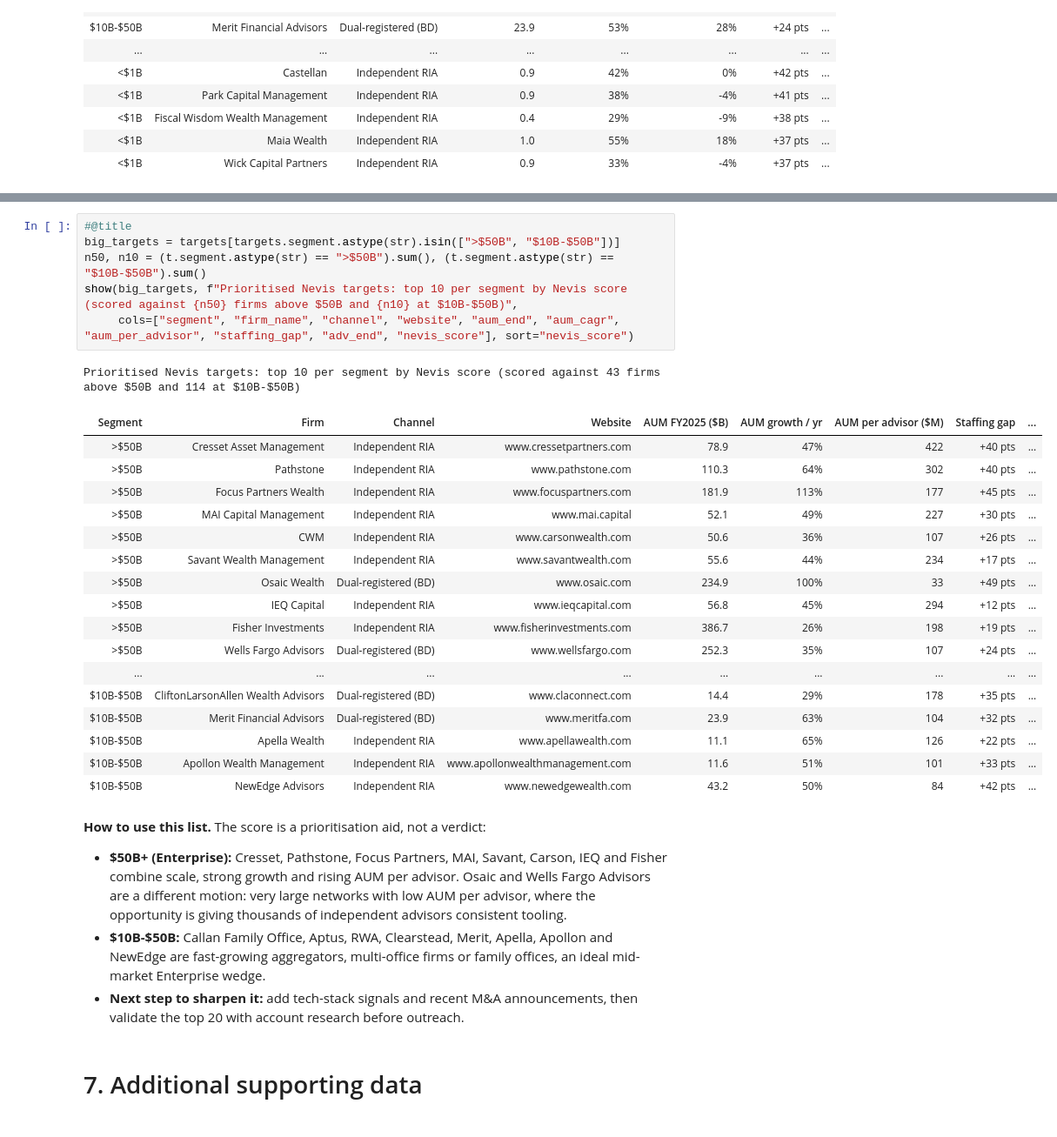
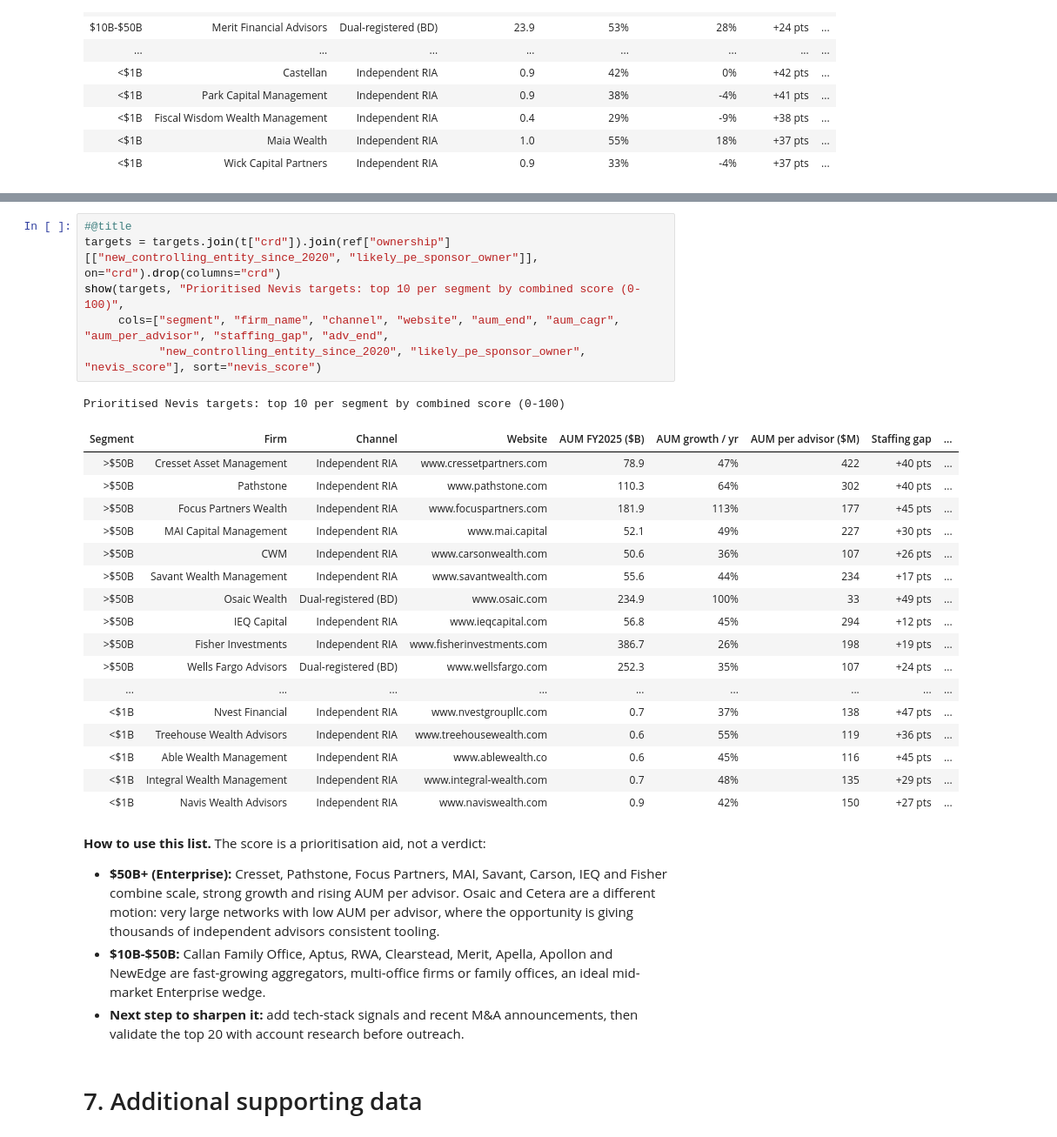
Before and after one commit to justinmcbryan/nevis-ria-analysis, a Jupyter notebook: nevis_ria_analysis.ipynb, the cells around one changed output, grey strips where cells are left out. Shown at 87% size. Cells and saved outputs as stored; diff of their text form.

```diff
--- a/nevis_ria_analysis.ipynb
+++ b/nevis_ria_analysis.ipynb
@@ -985,31 +980,31 @@ Every US target RIA above \$10B with 5+ advisors is scored on three signals:
 # %%
 #@title
-big_targets = targets[targets.segment.astype(str).isin([">$50B", "$10B-$50B"])]
-n50, n10 = (t.segment.astype(str) == ">$50B").sum(), (t.segment.astype(str) == "$10B-$50B").sum()
-show(big_targets, f"Prioritised Nevis targets: top 10 per segment by Nevis score (scored against {n50} firms above $50B and {n10} at $10B-$50B)",
-     cols=["segment", "firm_name", "channel", "website", "aum_end", "aum_cagr", "aum_per_advisor", "staffing_gap", "adv_end", "nevis_score"], sort="nevis_score")
+targets = targets.join(t["crd"]).join(ref["ownership"][["new_controlling_entity_since_2020", "likely_pe_sponsor_owner"]], on="crd").drop(columns="crd")
+show(targets, "Prioritised Nevis targets: top 10 per segment by combined score (0-100)",
+     cols=["segment", "firm_name", "channel", "website", "aum_end", "aum_cagr", "aum_per_advisor", "staffing_gap", "adv_end",
+           "new_controlling_entity_since_2020", "likely_pe_sponsor_owner", "nevis_score"], sort="nevis_score")
 # %% [output]
-Prioritised Nevis targets: top 10 per segment by Nevis score (scored against 43 firms above $50B and 114 at $10B-$50B)
+Prioritised Nevis targets: top 10 per segment by combined score (0-100)
 | Segment | Firm | Channel | Website | AUM FY2025 ($B) | AUM growth / yr | AUM per advisor ($M) | Staffing gap | ... |
 | >$50B | Cresset Asset Management | Independent RIA | www.cressetpartners.com | 78.9 | 47% | 422 | +40 pts | ... |
 | >$50B | Pathstone | Independent RIA | www.pathstone.com | 110.3 | 64% | 302 | +40 pts | ... |
 | >$50B | Focus Partners Wealth | Independent RIA | www.focuspartners.com | 181.9 | 113% | 177 | +45 pts | ... |
 | >$50B | MAI Capital Management | Independent RIA | www.mai.capital | 52.1 | 49% | 227 | +30 pts | ... |
 | >$50B | CWM | Independent RIA | www.carsonwealth.com | 50.6 | 36% | 107 | +26 pts | ... |
 | >$50B | Savant Wealth Management | Independent RIA | www.savantwealth.com | 55.6 | 44% | 234 | +17 pts | ... |
 | >$50B | Osaic Wealth | Dual-registered (BD) | www.osaic.com | 234.9 | 100% | 33 | +49 pts | ... |
 | >$50B | IEQ Capital | Independent RIA | www.ieqcapital.com | 56.8 | 45% | 294 | +12 pts | ... |
 | >$50B | Fisher Investments | Independent RIA | www.fisherinvestments.com | 386.7 | 26% | 198 | +19 pts | ... |
 | >$50B | Wells Fargo Advisors | Dual-registered (BD) | www.wellsfargo.com | 252.3 | 35% | 107 | +24 pts | ... |
 | ... | ... | ... | ... | ... | ... | ... | ... | ... |
-| $10B-$50B | CliftonLarsonAllen Wealth Advisors | Dual-registered (BD) | www.claconnect.com | 14.4 | 29% | 178 | +35 pts | ... |
-| $10B-$50B | Merit Financial Advisors | Dual-registered (BD) | www.meritfa.com | 23.9 | 63% | 104 | +32 pts | ... |
-| $10B-$50B | Apella Wealth | Independent RIA | www.apellawealth.com | 11.1 | 65% | 126 | +22 pts | ... |
-| $10B-$50B | Apollon Wealth Management | Independent RIA | www.apollonwealthmanagement.com | 11.6 | 51% | 101 | +33 pts | ... |
-| $10B-$50B | NewEdge Advisors | Independent RIA | www.newedgewealth.com | 43.2 | 50% | 84 | +42 pts | ... |
+| <$1B | Nvest Financial | Independent RIA | www.nvestgroupllc.com | 0.7 | 37% | 138 | +47 pts | ... |
+| <$1B | Treehouse Wealth Advisors | Independent RIA | www.treehousewealth.com | 0.6 | 55% | 119 | +36 pts | ... |
+| <$1B | Able Wealth Management | Independent RIA | www.ablewealth.co | 0.6 | 45% | 116 | +45 pts | ... |
+| <$1B | Integral Wealth Management | Independent RIA | www.integral-wealth.com | 0.7 | 48% | 135 | +29 pts | ... |
+| <$1B | Navis Wealth Advisors | Independent RIA | www.naviswealth.com | 0.9 | 42% | 150 | +27 pts | ... |
 # %% [markdown]
 **How to use this list.** The score is a prioritisation aid, not a verdict:
-* **\$50B+ (Enterprise):** Cresset, Pathstone, Focus Partners, MAI, Savant, Carson, IEQ and Fisher combine scale, strong growth and rising AUM per advisor. Osaic and Wells Fargo Advisors are a different motion: very large networks with low AUM per advisor, where the opportunity is giving thousands of independent advisors consistent tooling.
+* **\$50B+ (Enterprise):** Cresset, Pathstone, Focus Partners, MAI, Savant, Carson, IEQ and Fisher combine scale, strong growth and rising AUM per advisor. Osaic and Cetera are a different motion: very large networks with low AUM per advisor, where the opportunity is giving thousands of independent advisors consistent tooling.
 * **\$10B-\$50B:** Callan Family Office, Aptus, RWA, Clearstead, Merit, Apella, Apollon and NewEdge are fast-growing aggregators, multi-office firms or family offices, an ideal mid-market Enterprise wedge.
 * **Next step to sharpen it:** add tech-stack signals and recent M&A announcements, then validate the top 20 with account research before outreach.
 # %% [markdown]
```
Also changed, not shown: parts of 4 cells of this notebook.
